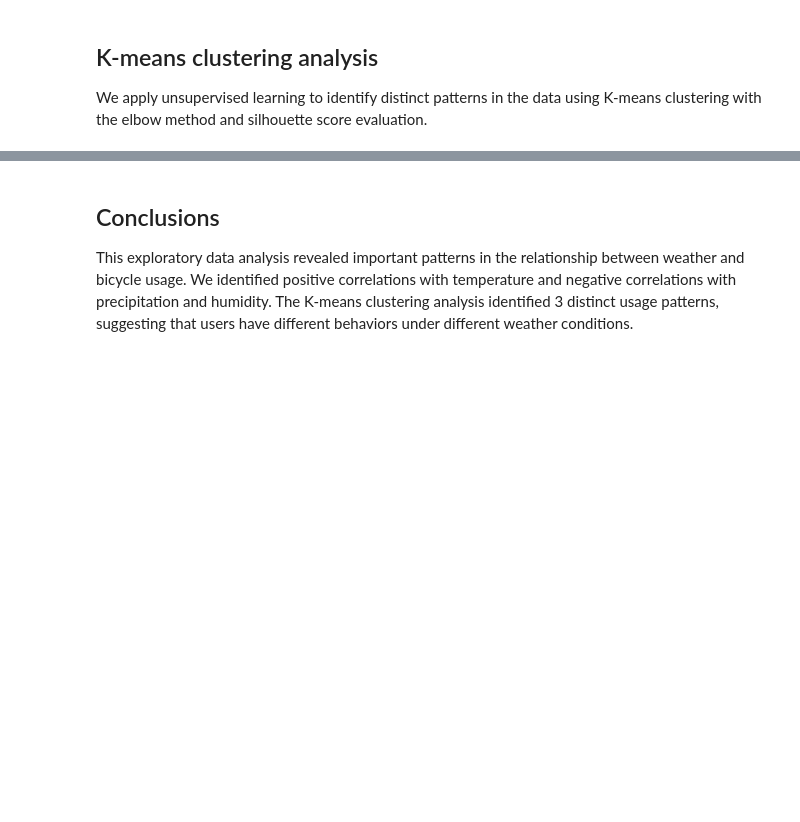
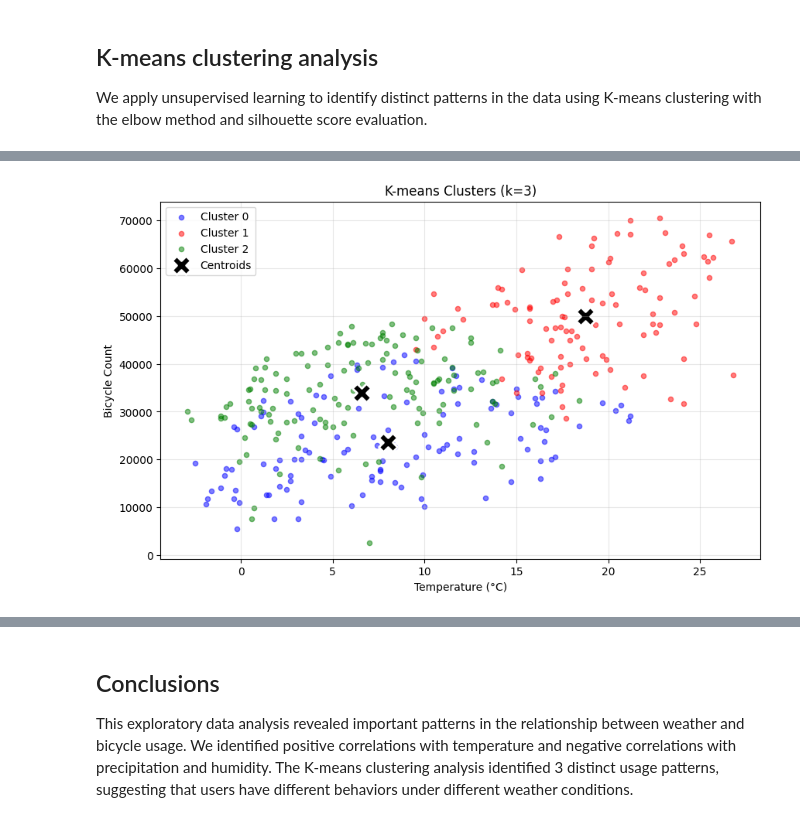
Before and after one commit to zulliand/data_analytics_project, a Jupyter notebook: notebooks/03_eda.ipynb, the cells around one changed output, grey strips where cells are left out. Cells and saved outputs as stored; diff of their text form; code cells hidden in the pictures; blank space fills up the shorter version.

```diff
--- a/notebooks/03_eda.ipynb
+++ b/notebooks/03_eda.ipynb
@@ -272,11 +371,14 @@ plt.show()
 # %%
 # Train final k-means model with optimal k
-optimal_k = 3  # Based on elbow method
-kmeans_final = KMeans(n_clusters=optimal_k, random_state=42, n_init=10)
-clusters = kmeans_final.fit_predict(X_scaled)
-df["cluster"] = clusters
+if 'X_scaled' not in locals() or X.shape[0] < 10:
+    print("Final clustering skipped: not enough valid data for meaningful clustering.")
+else:
+    optimal_k = 3  # Based on elbow method
+    kmeans_final = KMeans(n_clusters=optimal_k, random_state=42, n_init=10)
+    clusters = kmeans_final.fit_predict(X_scaled)
+    df["cluster"] = clusters
 
-print(f"Optimal k: {optimal_k}")
-print(f"Silhouette Score: {silhouette_score(X_scaled, clusters):.3f}")
-print(f"\nCluster distribution:")
-print(df["cluster"].value_counts().sort_index())
+    print(f"Optimal k: {optimal_k}")
+    print(f"Silhouette Score: {silhouette_score(X_scaled, clusters):.3f}")
+    print(f"\nCluster distribution:")
+    print(df["cluster"].value_counts().sort_index())
@@ -283,24 +395,29 @@ print(df["cluster"].value_counts().sort_index())
 # %%
 # Visualize clusters (temperature vs bike_count)
-plt.figure(figsize=(10, 6))
-colors = ["blue", "red", "green"]
+if 'X_scaled' not in locals() or X.shape[0] < 10 or 'cluster' not in df.columns:
+    print("Cluster visualization skipped: not enough valid data for meaningful clustering.")
+else:
+    plt.figure(figsize=(10, 6))
+    colors = ["blue", "red", "green"]
 
-for cluster in range(optimal_k):
-    mask = df["cluster"] == cluster
-    plt.scatter(df[mask]["temperature_2m"], df[mask]["bike_count"],
-               label=f"Cluster {cluster}", alpha=0.5, s=20, color=colors[cluster])
+    for cluster in range(optimal_k):
+        mask = df["cluster"] == cluster
+        plt.scatter(df[mask]["temp_mean"], df[mask]["bike_count"],
+                   label=f"Cluster {cluster}", alpha=0.5, s=20, color=colors[cluster % len(colors)])
 
-# Plot cluster centers (transformed back to original scale)
-centers_scaled = kmeans_final.cluster_centers_
-centers_original = scaler.inverse_transform(centers_scaled)
-plt.scatter(centers_original[:, 0], centers_original[:, 4],
-           marker="X", s=300, color="black", edgecolors="white", linewidths=2, label="Centroids")
+    # Plot cluster centers (transformed back to original scale)
+    centers_scaled = kmeans_final.cluster_centers_
+    centers_original = scaler.inverse_transform(centers_scaled)
+    plt.scatter(centers_original[:, 0], centers_original[:, 1],
+               marker="X", s=300, color="black", edgecolors="white", linewidths=2, label="Centroids")
 
-plt.xlabel("Temperature (°C)")
-plt.ylabel("Bicycle Count")
-plt.title(f"K-means Clusters (k={optimal_k})")
-plt.legend()
-plt.grid(alpha=0.3)
-plt.show()
+    plt.xlabel("Temperature (°C)")
+    plt.ylabel("Bicycle Count")
+    plt.title(f"K-means Clusters (k={optimal_k})")
+    plt.legend()
+    plt.grid(alpha=0.3)
+    plt.show()
+# %% [output]
+[figure, added]
 # %%
 # Cluster interpretation
```
Also changed, not shown: parts of 16 cells of this notebook, 4 other files.
